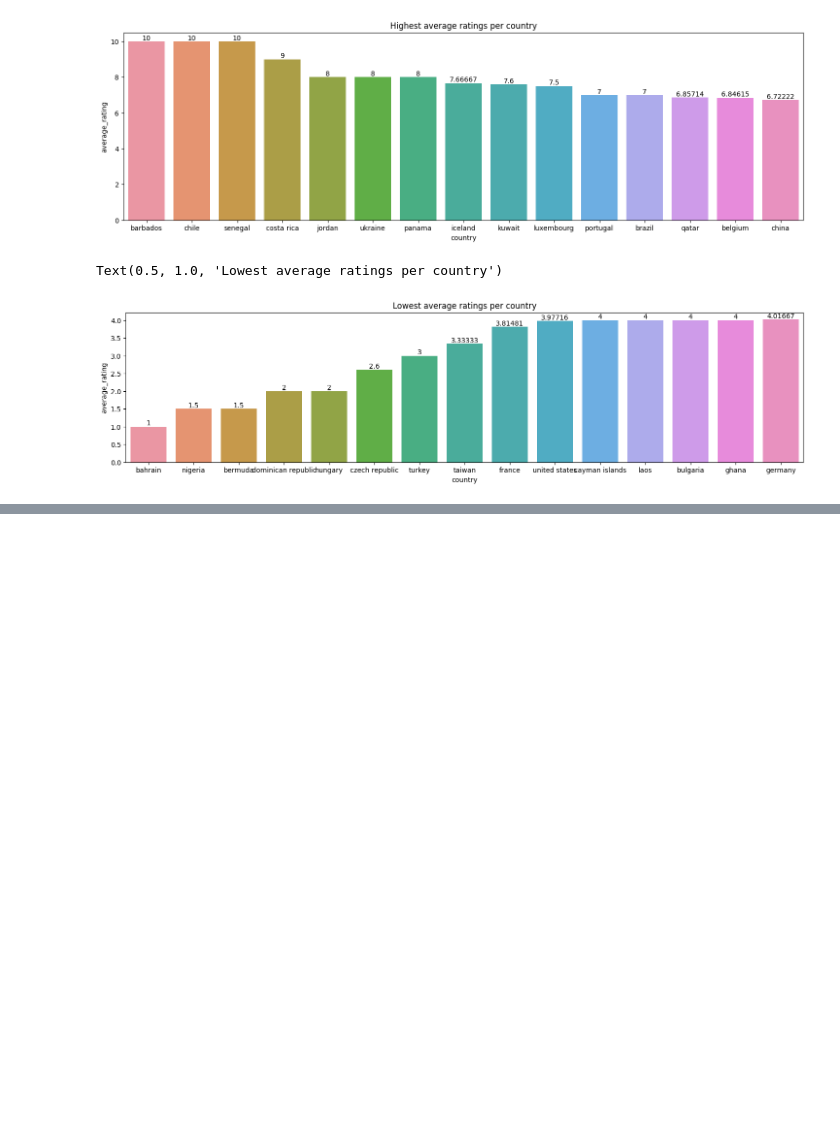
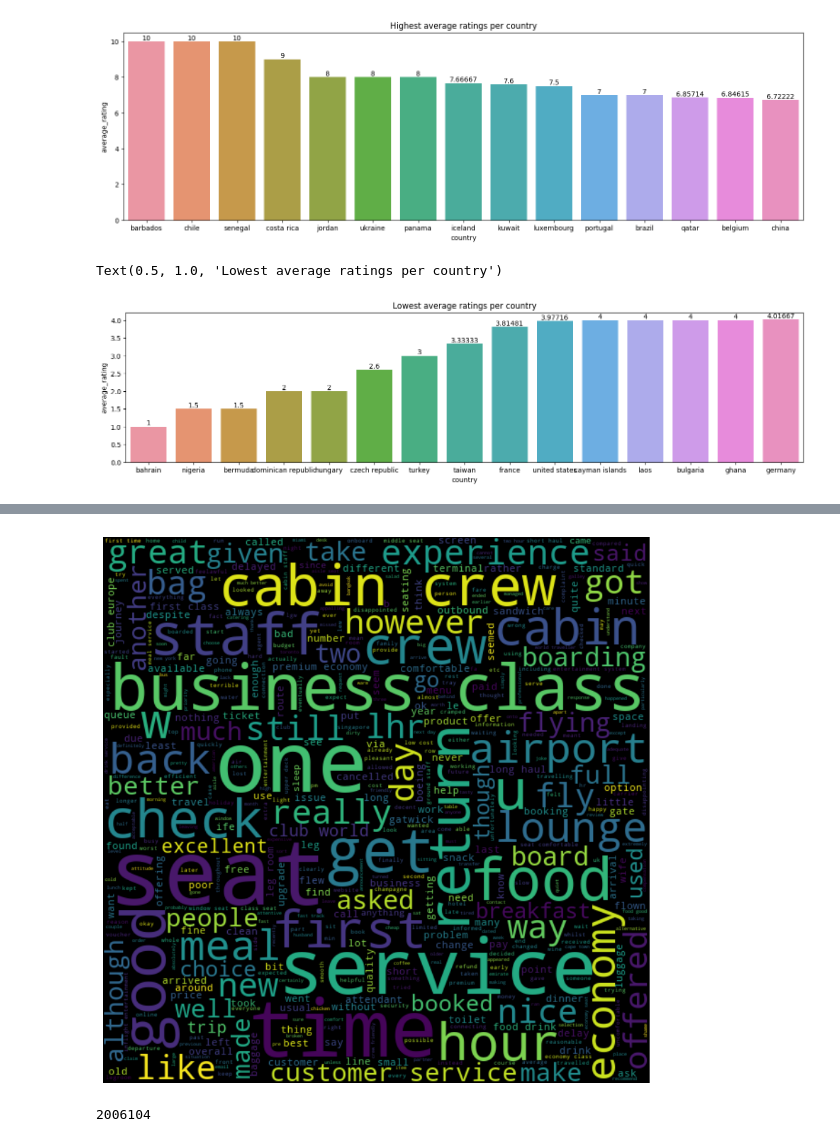
Before and after one commit to Ibeabuchi1/BA_internship, a Jupyter notebook: eda/eda_review.ipynb, the cells around one changed output, grey strips where cells are left out. Drawn from its saved outputs; the diff is of its cells as text; code cells hidden in the pictures; blank space fills up the shorter version.

```diff
--- a/eda/eda_review.ipynb
+++ b/eda/eda_review.ipynb
@@ -131,0 +160,23 @@ Text(0.5, 1.0, 'Lowest average ratings per country')
+# %%
+plt.figure(figsize=(20,10))
+# combine all the words as a sentence
+reviews = " ".join(df.corpus)
+
+# stopwords = set(stopwords.words('english'))
+# Update the stopwords to improve wordcloud clarity
+stopwords.update(["ba","flight", "british","airway", "airline","plane", "told","also","passenger", "london", "heathrow", "aircraft", "could","even", "would"])
+
+
+# create wordcloud image
+wordcloud = WordCloud(height=600, width=600, max_font_size=100, max_words=500,stopwords=stopwords).generate(reviews)
+
+# display the image generated
+plt.imshow(wordcloud, interpolation='bilinear')
+plt.axis('off')
+plt.show()
+# %% [output]
+[figure, added]
+# %%
+len(reviews)
+# %% [output]
+2006104
```
Also changed, not shown: parts of 6 cells of this notebook.
